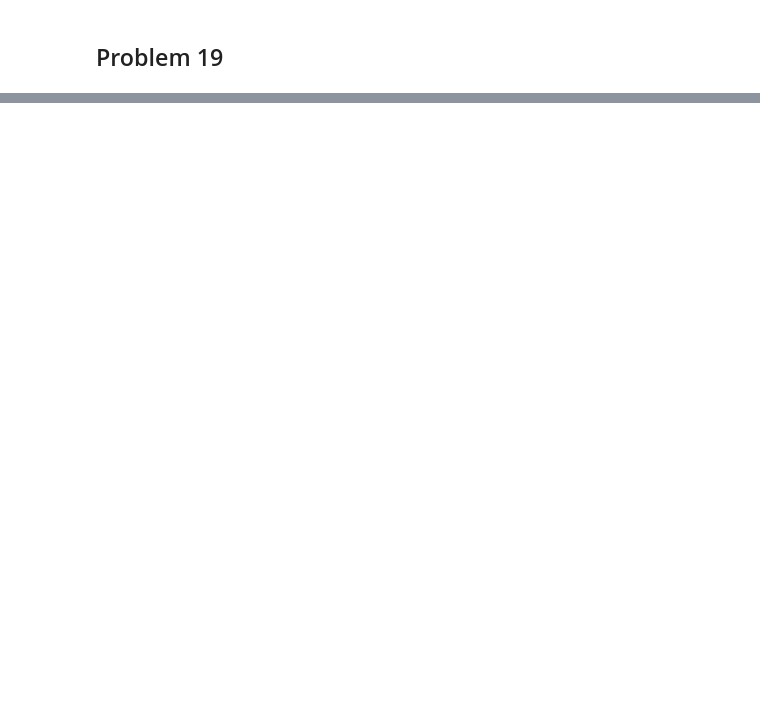
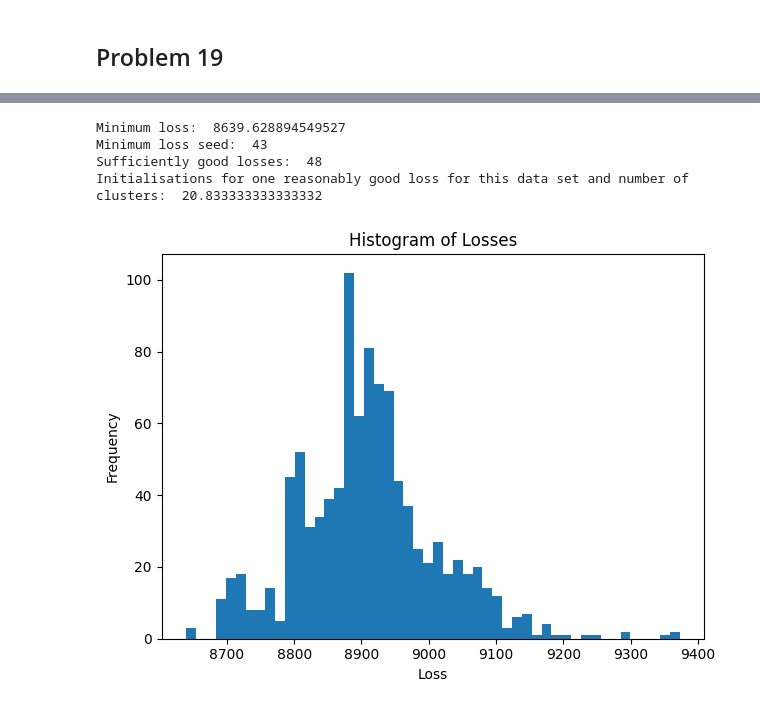
Before and after one commit to henryblu/Intorduction-to-ML, a Jupyter notebook: Exercise-Set-3/Exercise-set-3-solutions.ipynb, the cells around one changed output, grey strips where cells are left out. Cells and saved outputs as stored; diff of their text form; code cells hidden in the pictures; blank space fills up the shorter version.

Commit message:
ex 19,20,21 and fixing the images for ex 17

```diff
--- a/Exercise-Set-3/Exercise-set-3-solutions.ipynb
+++ b/Exercise-Set-3/Exercise-set-3-solutions.ipynb
@@ -67,0 +127,41 @@ Furthermore, in 18.a, the cost of the join has a low mean and standard deviation
+# %%
+### Problem 19 task b:
+
+# Set the number of clusters and initializations
+k = 5
+initialisations = 1000
+
+# List to store the loss values for each initialization
+losses = []
+
+# Perform KMeans with different random states to evaluate loss variation
+for i in range(initialisations):
+    kmeans = KMeans(n_clusters=k, random_state=i, n_init=1, init='random').fit(mol_data_scaled)
+    losses.append(kmeans.inertia_)
+
+# Print the minimum loss and the corresponding seed (random state)
+print('Minimum loss: ', min(losses))
+print('Minimum loss seed: ', losses.index(min(losses)))
+
+# Count initializations that produce a loss within 1% of the minimum loss
+sufficiently_good = sum(loss <= 1.01*min(losses) for loss in losses)
+print('Sufficiently good losses: ', sufficiently_good)
+
+# Calculate the expected number of initializations needed to get one sufficiently good loss
+initialisations_for_good_loss = initialisations / sufficiently_good
+print('Initialisations for one reasonably good loss for this data set and number of clusters: ', initialisations_for_good_loss)
+
+# Plot a histogram of losses
+plt.figure()
+plt.hist(losses, bins=50)
+plt.xlabel('Loss')
+plt.ylabel('Frequency')
+plt.title('Histogram of Losses')
+plt.tight_layout()
+plt.show()
+# %% [output]
+Minimum loss:  8639.628894549527
+Minimum loss seed:  43
+Sufficiently good losses:  48
+Initialisations for one reasonably good loss for this data set and number of clusters:  20.833333333333332
+[figure, added]
```
Also changed, not shown: parts of 17 cells of this notebook, 3 other files.
